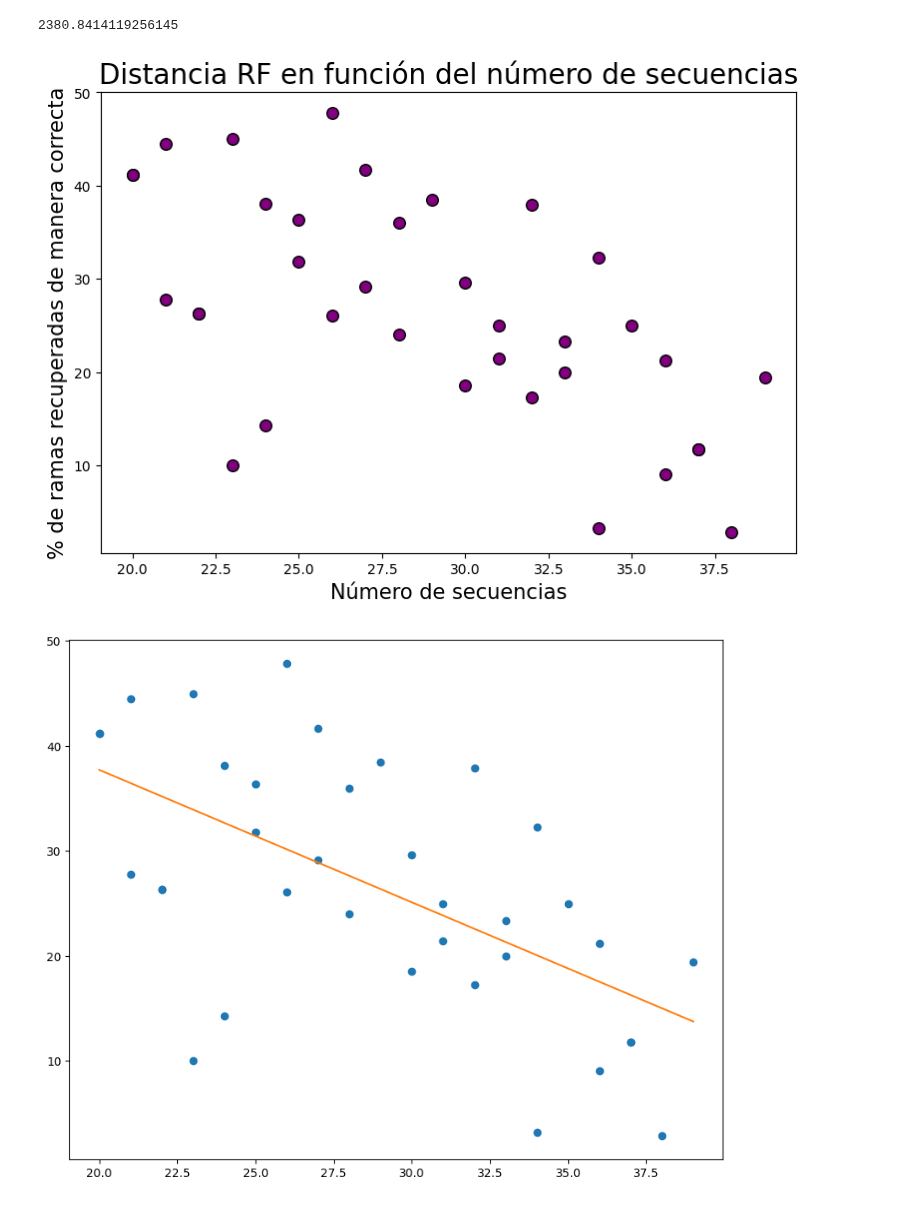
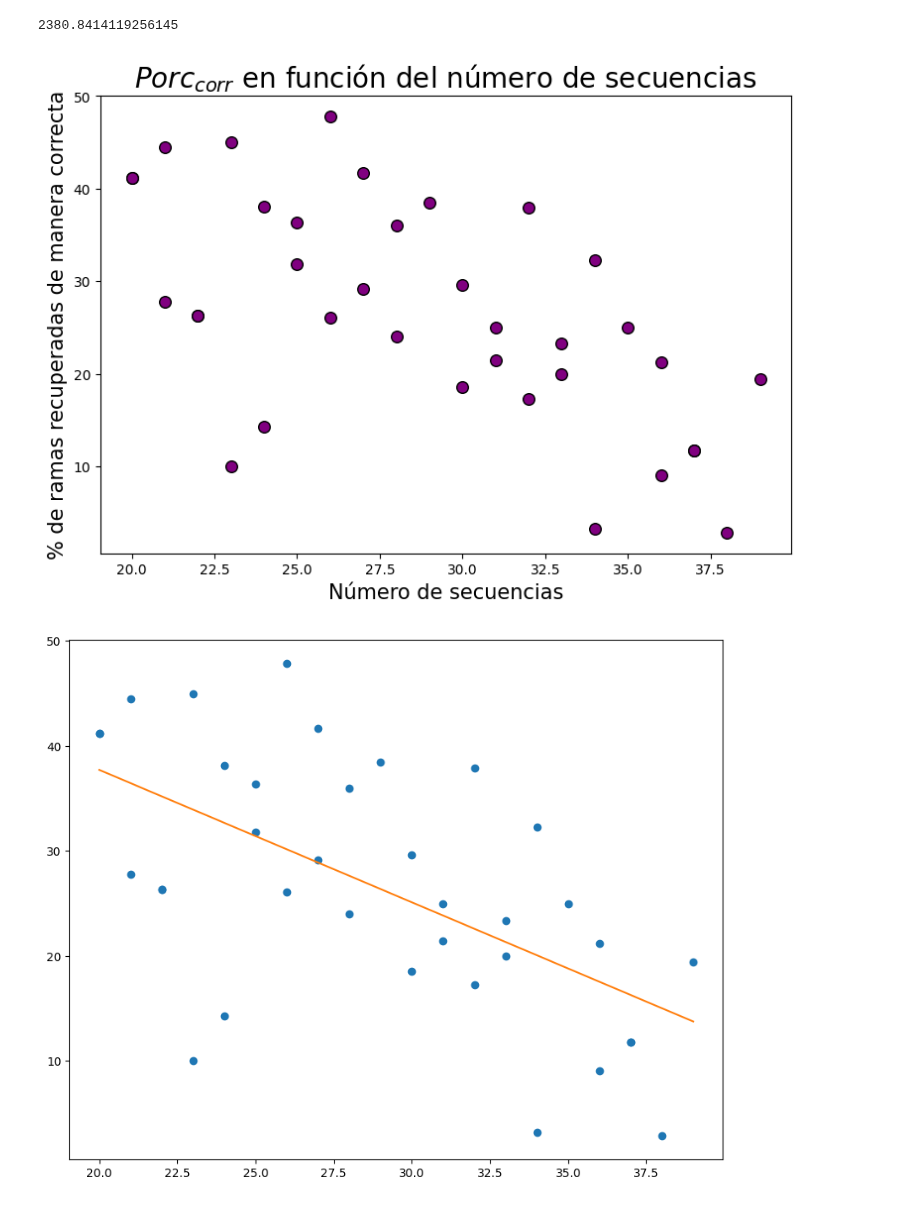
Before and after one commit to Nicofero/PhyloTree_ReConst, a Jupyter notebook: metrics_study.ipynb, the cells around one changed output. Cells and saved outputs as stored; diff of their text form; code cells hidden in the pictures.

```diff
--- a/metrics_study.ipynb
+++ b/metrics_study.ipynb
@@ -37,14 +37,14 @@ print(f(39)*20)
 # %%
 # Plot the data
 plt.subplots(figsize=(9, 6))
 plt.scatter(rf['size'], rf['RF'], edgecolor='k', color='purple', s=70)
 # plt.plot(grouped_df['size'], grouped_df['Media RF'], color='red', lw=2)
 plt.xlabel('Número de secuencias',fontdict={'fontsize': 15})
 plt.ylabel('% de ramas recuperadas de manera correcta',fontdict={'fontsize': 15})
-plt.title('Distancia RF en función del número de secuencias', fontsize=20)
+plt.title('$Porc_{corr}$ en función del número de secuencias', fontsize=20)
 plt.show()
 # %% [output]
-[figure, old version]
+[figure, new version]
 # %%
 # Create a linear regression model and plot it with the cloud of points
 
```
Also changed, not shown: parts of 9 cells of this notebook, 10 other files.
